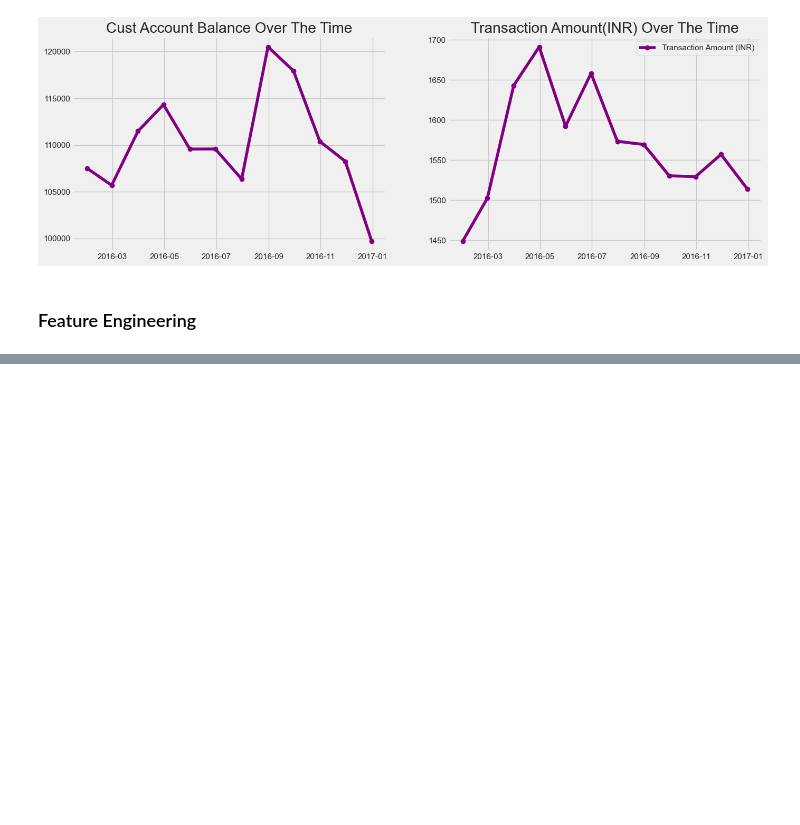
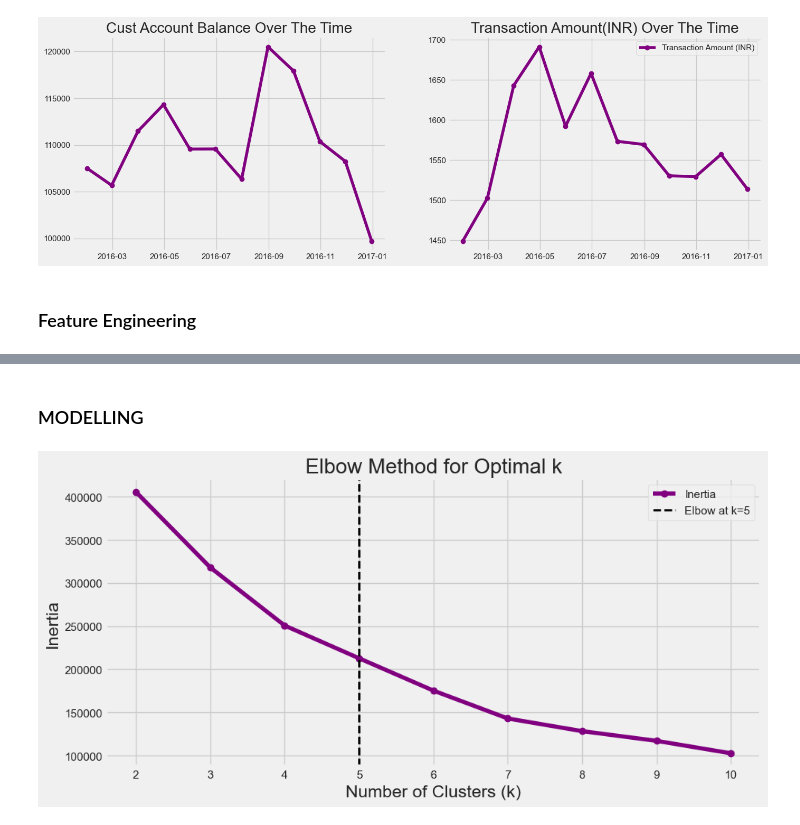
Before and after one commit to Kasis21aug/customer_segmentation_analytics, a Jupyter notebook: main.ipynb, the cells around one changed output, grey strips where cells are left out. Cells and saved outputs as stored; diff of their text form; code cells hidden in the pictures; blank space fills up the shorter version.

Commit message:
K-means implemented

```diff
--- a/main.ipynb
+++ b/main.ipynb
@@ -515,0 +517,5 @@ MRF_df.head()
+# %%
+MRF_df.drop(columns=['CustLocation','TransactionDate'],inplace=True)
+# %%
+# Binary Encoding
+MRF_df['CustGender']=MRF_df['CustGender'].map({'M':1,'F':0})
@@ -515,0 +524,10 @@ MRF_df.head()
+# %%
+# Apply standard scaling to the entire DataFrame
+# This will transform each column so that it has a mean of 0 and standard deviation of 1
+df_scaled = StandardScaler().fit_transform(MRF_df)
+
+# Convert the NumPy array returned by StandardScaler back to a pandas DataFrame
+# Keep the original column names from MRF_df
+df_scaled = pd.DataFrame(df_scaled, columns=MRF_df.columns)
+
+df_scaled.head()
@@ -515,0 +541,5 @@ MRF_df.head()
+# %%
+## the data is very very big so I will use only 100000 rows
+
+df_scaled=df_scaled.sample(n=100000,random_state=42).reset_index(drop=True)
+df_scaled.head()
@@ -515,0 +553,37 @@ MRF_df.head()
+# %% [markdown]
+### MODELLING
+# %%
+#random_state = 42 ensures that the randomly selected centroids are the same every time
+# by controlling the starting point of the random number generator.
+from sklearn.cluster import KMeans
+from kneed import KneeLocator
+import matplotlib.pyplot as plt
+
+# KMeans algorithm settings
+kmeans_set = {"init": "random", "max_iter": 300, "random_state": 42}
+
+inertias = []
+
+# Try different values of k (number of clusters)
+for k in range(2, 11):
+    kmeans = KMeans(n_clusters=k, **kmeans_set)
+    kmeans.fit(df_scaled)
+    inertias.append(kmeans.inertia_)  # Sum of squared distances to closest cluster center
+
+# Find the "elbow" point where inertia starts to level off
+kl = KneeLocator(range(2, 11), inertias, curve='convex', direction='decreasing')
+
+# Plotting the Elbow Method
+plt.figure(figsize=(10, 5))
+plt.plot(range(2, 11), inertias, color='purple', marker='o', label='Inertia')
+plt.axvline(x=kl.elbow, color='black', linestyle='--', linewidth=2, label=f'Elbow at k={kl.elbow}')
+plt.xticks(range(2, 11))
+plt.xlabel("Number of Clusters (k)")
+plt.ylabel("Inertia")
+plt.title("Elbow Method for Optimal k")
+plt.legend()
+plt.grid(True)
+plt.tight_layout()
+plt.show()
+# %% [output]
+[figure, added]
```
Also changed, not shown: parts of 9 cells of this notebook.
